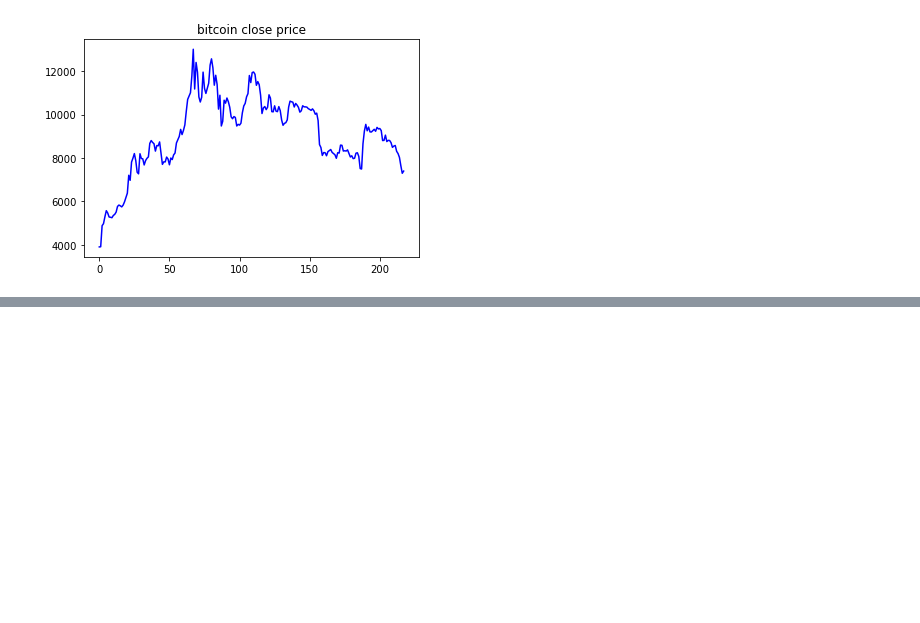
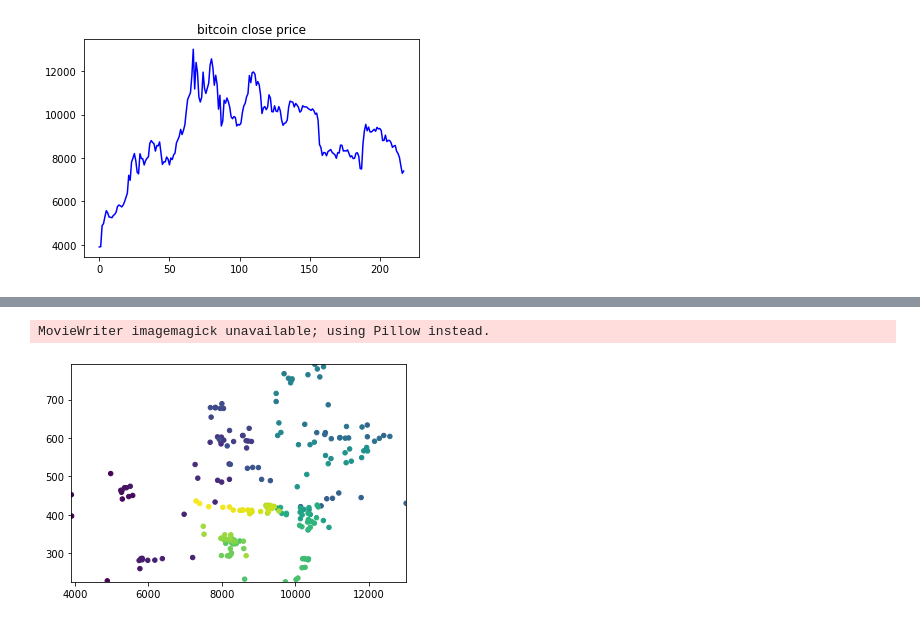
Before and after one commit to QuantLet/Emoji-Embedding-For-Finance, a Jupyter notebook: BTC&VCRIX/BTC&VCRIX.ipynb, the cells around one changed output, grey strips where cells are left out. Cells and saved outputs as stored; diff of their text form; code cells hidden in the pictures; blank space fills up the shorter version.

```diff
--- a/BTC&VCRIX/BTC&VCRIX.ipynb
+++ b/BTC&VCRIX/BTC&VCRIX.ipynb
@@ -101,0 +198,32 @@ plt.savefig("btc.png",transparent = True)
+# %%
+# Adjusting the animation to give each point a unique color
+
+fig, ax = plt.subplots()
+ax.set_xlim(np.min(x), np.max(x))
+ax.set_ylim(np.min(y), np.max(y))
+fig.patch.set_alpha(0.0)  # Ensure the figure background is transparent
+ax.patch.set_alpha(0.0)  # Ensure the axes background is transparent
+
+# Create a scatter plot that will be updated in the animation
+scat = ax.scatter([], [], s=20, c=[], cmap='viridis', vmin=0, vmax=len(x))
+colors = np.arange(len(x))  # Assign a unique color index to each point
+
+def init():
+    scat.set_offsets([])
+    return scat,
+
+# Update function for the animation
+def animate(i):
+    offsets = np.c_[x[:i+1], y[:i+1]]
+    scat.set_offsets(offsets)
+    scat.set_array(colors[:i+1])
+    return scat,
+
+# Creating the animation
+ani = FuncAnimation(fig, animate, frames=len(x), init_func=init, blit=True, repeat_delay=1000)
+
+# Save the animation with unique colors for each point
+ani.save('points_animation_unique_colors.gif', writer='imagemagick', fps=10, dpi=500, savefig_kwargs={'transparent': True})
+# %% [output]
+MovieWriter imagemagick unavailable; using Pillow instead.
+[figure, added]
```
Also changed, not shown: parts of 6 cells of this notebook, 8 other files.
